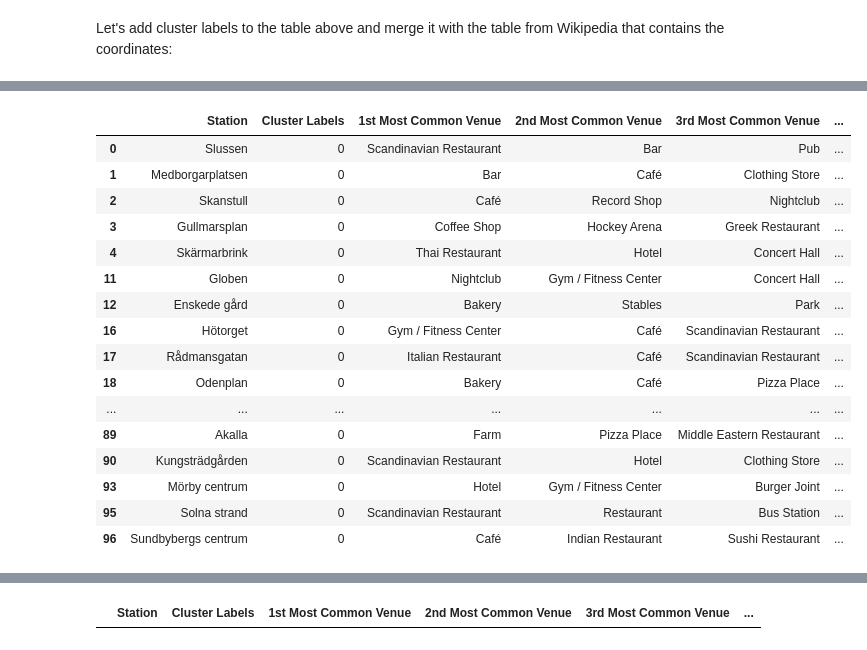
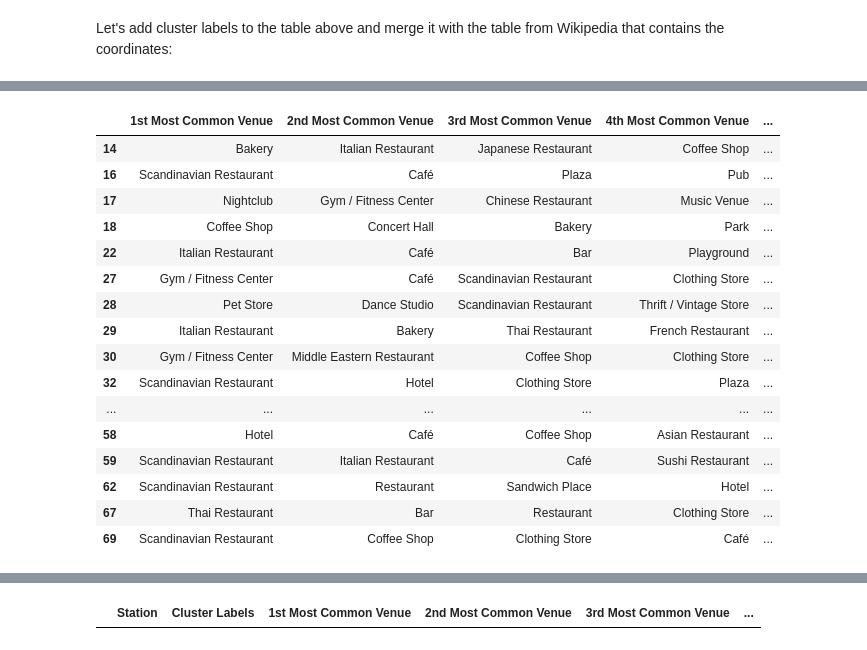
Before and after one commit to OxanaFalk/Coursera_Capstone, a Jupyter notebook: Notebook_Final_assigment_Capstone_Project_Oxana_Falk.ipynb, the cells around one changed output, grey strips where cells are left out. Drawn from its saved outputs; the diff is of its cells as text; code cells hidden in the pictures.

```diff
--- a/Notebook_Final_assigment_Capstone_Project_Oxana_Falk.ipynb
+++ b/Notebook_Final_assigment_Capstone_Project_Oxana_Falk.ipynb
@@ -467,10 +470,15 @@ Both the Elbow method and silhuette score indicate that the optimal number of cl
 # %%
 # set number of clusters
-kclusters = 4
+kclusters = 3
 
 # run k-means clustering
-kmeans = KMeans(n_clusters=kclusters, random_state=9).fit(sthlm_grouped_clustering)
+kmeans = KMeans(n_clusters=kclusters, random_state=0).fit(sthlm_grouped_clustering)
 
 # check cluster labels generated for each row in the dataframe
-kmeans.labels_[0:100]
+#kmeans.labels_[0:100]
+
+# Let's see how many stations belong to each cluster
+
+from collections import Counter, defaultdict
+print(Counter(kmeans.labels_))
 # %% [output]
@@ -560,11 +537,20 @@ Let's add cluster labels to the table above and merge it with the table from Wik
+# %%
+calm_stations['Cluster Labels'] = kclusters
+calm_stations = calm_stations.join(df4.set_index('Station'), on='Metro station')
 # %%
 # add clustering labels
 metro_stations_venues_sorted.insert(0, 'Cluster Labels', kmeans.labels_)
 
-sthlm_merged = df4
+#sthlm_merged = df4
+
+sthlm_merged = metro_stations_venues_sorted
 
 # merge XXX toronto_grouped with XXX toronto_data to add latitude/longitude for each metro station
-sthlm_merged = sthlm_merged.join(metro_stations_venues_sorted.set_index('Metro station'), on='Station')
+sthlm_merged = sthlm_merged.join(df4.set_index('Station'), on='Metro station')
+
+#df_inner = pd.merge(df1, df2, on='id', how='inner')
+
+#df_inner
 
 sthlm_merged.head()
 # %% [output]
@@ -584,0 +563,4 @@ sthlm_merged.groupby('Cluster Labels').count()
+# %%
+#Finally let's add calm stations:
+sthlm_merged = pd.concat([sthlm_merged, calm_stations], axis=0, ignore_index=True)
+sthlm_merged
@@ -609,24 +611,24 @@ map_clusters
 # %% [output]
 [interactive output not drawn]
 # %%
-cluster_1=sthlm_merged.loc[sthlm_merged['Cluster Labels'] == 0, sthlm_merged.columns[[0] + list(range(3, sthlm_merged.shape[1]))]]
+cluster_1=sthlm_merged.loc[sthlm_merged['Cluster Labels'] == 0, sthlm_merged.columns[[0] + list(range(1, sthlm_merged.shape[1]))]]
 cluster_1
 # %% [output]
-|  | Station | Cluster Labels | 1st Most Common Venue | 2nd Most Common Venue | 3rd Most Common Venue | ... |
-| 0 | Slussen | 0 | Scandinavian Restaurant | Bar | Pub | ... |
-| 1 | Medborgarplatsen | 0 | Bar | Café | Clothing Store | ... |
-| 2 | Skanstull | 0 | Café | Record Shop | Nightclub | ... |
-| 3 | Gullmarsplan | 0 | Coffee Shop | Hockey Arena | Greek Restaurant | ... |
-| 4 | Skärmarbrink | 0 | Thai Restaurant | Hotel | Concert Hall | ... |
-| 11 | Globen | 0 | Nightclub | Gym / Fitness Center | Concert Hall | ... |
-| 12 | Enskede gård | 0 | Bakery | Stables | Park | ... |
-| 16 | Hötorget | 0 | Gym / Fitness Center | Café | Scandinavian Restaurant | ... |
-| 17 | Rådmansgatan | 0 | Italian Restaurant | Café | Scandinavian Restaurant | ... |
-| 18 | Odenplan | 0 | Bakery | Café | Pizza Place | ... |
-| ... | ... | ... | ... | ... | ... | ... |
-| 89 | Akalla | 0 | Farm | Pizza Place | Middle Eastern Restaurant | ... |
-| 90 | Kungsträdgården | 0 | Scandinavian Restaurant | Hotel | Clothing Store | ... |
-| 93 | Mörby centrum | 0 | Hotel | Gym / Fitness Center | Burger Joint | ... |
-| 95 | Solna strand | 0 | Scandinavian Restaurant | Restaurant | Bus Station | ... |
-| 96 | Sundbybergs centrum | 0 | Café | Indian Restaurant | Sushi Restaurant | ... |
+|  | 1st Most Common Venue | 2nd Most Common Venue | 3rd Most Common Venue | 4th Most Common Venue | ... |
+| 14 | Bakery | Italian Restaurant | Japanese Restaurant | Coffee Shop | ... |
+| 16 | Scandinavian Restaurant | Café | Plaza | Pub | ... |
+| 17 | Nightclub | Gym / Fitness Center | Chinese Restaurant | Music Venue | ... |
+| 18 | Coffee Shop | Concert Hall | Bakery | Park | ... |
+| 22 | Italian Restaurant | Café | Bar | Playground | ... |
+| 27 | Gym / Fitness Center | Café | Scandinavian Restaurant | Clothing Store | ... |
+| 28 | Pet Store | Dance Studio | Scandinavian Restaurant | Thrift / Vintage Store | ... |
+| 29 | Italian Restaurant | Bakery | Thai Restaurant | French Restaurant | ... |
+| 30 | Gym / Fitness Center | Middle Eastern Restaurant | Coffee Shop | Clothing Store | ... |
+| 32 | Scandinavian Restaurant | Hotel | Clothing Store | Plaza | ... |
+| ... | ... | ... | ... | ... | ... |
+| 58 | Hotel | Café | Coffee Shop | Asian Restaurant | ... |
+| 59 | Scandinavian Restaurant | Italian Restaurant | Café | Sushi Restaurant | ... |
+| 62 | Scandinavian Restaurant | Restaurant | Sandwich Place | Hotel | ... |
+| 67 | Thai Restaurant | Bar | Restaurant | Clothing Store | ... |
+| 69 | Scandinavian Restaurant | Coffee Shop | Clothing Store | Café | ... |
 # %%
```
Also changed, not shown: parts of 52 cells of this notebook, 2 other files.
